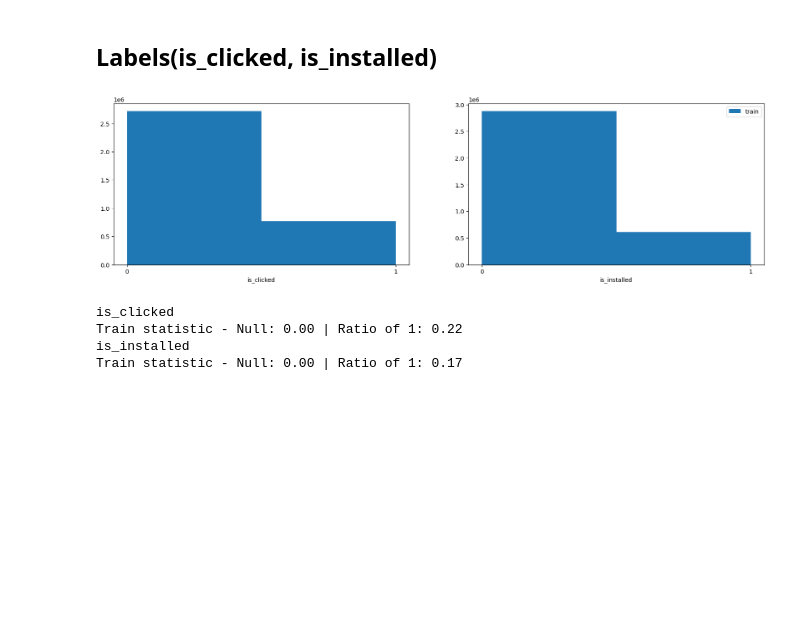
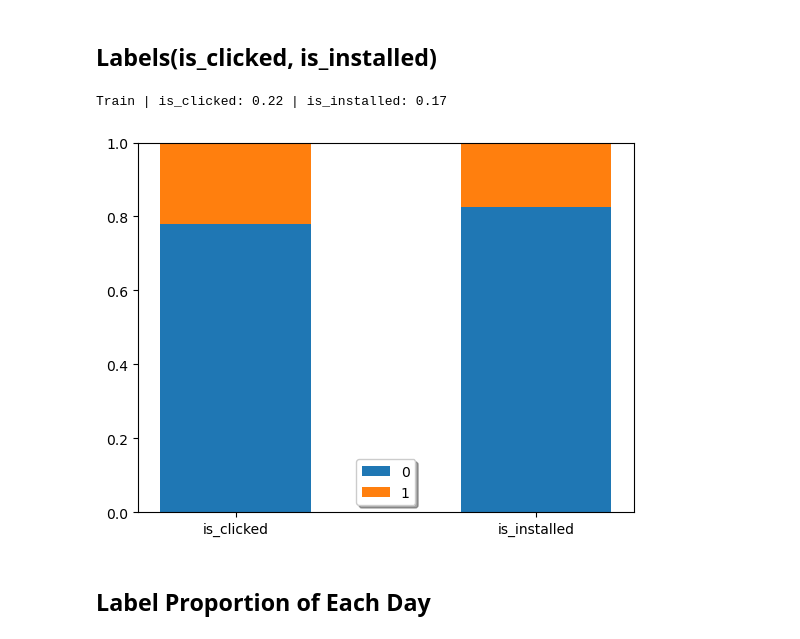
Before and after one commit to pepsi2222/RecSys-Challenge-23, a Jupyter notebook: analyze/feature.ipynb, the cells around one changed output. Drawn from its saved outputs; the diff is of its cells as text; code cells hidden in the pictures; blank space fills up the shorter version.

```diff
--- a/analyze/feature.ipynb
+++ b/analyze/feature.ipynb
@@ -220,13 +227,13 @@ for i in range(42, 80):
         for k in ooc_cat:
               sum_ += (tst_df[f'f_{i}'] == k).sum()
         print(f'Test is Out-of-category. Num: {len(ooc_cat)} | Ratio: {sum_/len(tst_df[f"f_{i}"])}')
-    else:
-        unused_cat = set(trn_df[f'f_{i}'].unique()) - set(tst_df[f'f_{i}'].unique())
-        if len(unused_cat) > 0:
-            sum_ = 0
-            for k in unused_cat:
-                sum_ += (trn_df[f'f_{i}'] == k).sum()
-            print(f'Train exists unused category. Num: {len(unused_cat)} | Ratio: {sum_/len(trn_df[f"f_{i}"])}')
+
+    unused_cat = set(trn_df[f'f_{i}'].unique()) - set(tst_df[f'f_{i}'].unique())
+    if len(unused_cat) > 0:
+        sum_ = 0
+        for k in unused_cat:
+            sum_ += (trn_df[f'f_{i}'] == k).sum()
+        print(f'Train exists unused category. Num: {len(unused_cat)} | Ratio: {sum_/len(trn_df[f"f_{i}"])}')
 # %% [output]
 [figure]
 f_42
@@ -261,24 +270,21 @@ Train exists unused category. Num: 15 | Ratio: 2.294991296245509e-05
 ... (64 outputs left out)
 # %% [markdown]
 ## Labels(is_clicked, is_installed)
-# %%
-fig, ax = plt.subplots(1, 2, figsize=(20, 5))
-ax[0].hist(trn_df['is_clicked'].astype(str), bins=2, label='train', align='mid')
-ax[1].hist(trn_df['is_installed'].astype(str), bins=2, label='train', align='mid')
-plt.legend(loc='best')
-ax[0].set_xlabel('is_clicked')
-ax[1].set_xlabel('is_installed')
-plt.show()
-plt.close()
-for i in ['is_clicked', 'is_installed']:
-    print(f"{i} \n"
-          f"Train statistic - "
-          f"Null: {trn_df[i].isnull().mean():.2f} | "
-          f"Ratio of 1: {trn_df[i].mean():.2f}"
-        )
-# %% [output]
-[figure, removed]
-is_clicked
-Train statistic - Null: 0.00 | Ratio of 1: 0.22
-is_installed
-Train statistic - Null: 0.00 | Ratio of 1: 0.17
+# %%
+name = ['is_clicked', 'is_installed']
+index = np.arange(len(name))
+
+one = [trn_df['is_clicked'].mean(), trn_df['is_installed'].mean()]
+zero = [1 - i for i in one]
+plt.bar(index, zero, width=0.5, label='0')
+plt.bar(index, one, width=0.5, bottom=zero, label= '1')
+plt.ylim(0, 1)
+plt.xticks(index, name)
+plt.legend(loc='best',  shadow=True)
+
+print(f"Train | is_clicked: {trn_df['is_clicked'].mean():.2f} | is_installed: {trn_df['is_installed'].mean():.2f}")
+# %% [output]
+Train | is_clicked: 0.22 | is_installed: 0.17
+[figure, added]
+# %% [markdown]
+## Label Proportion of Each Day
```
Also changed, not shown: parts of 5 cells of this notebook, 4 other files.
